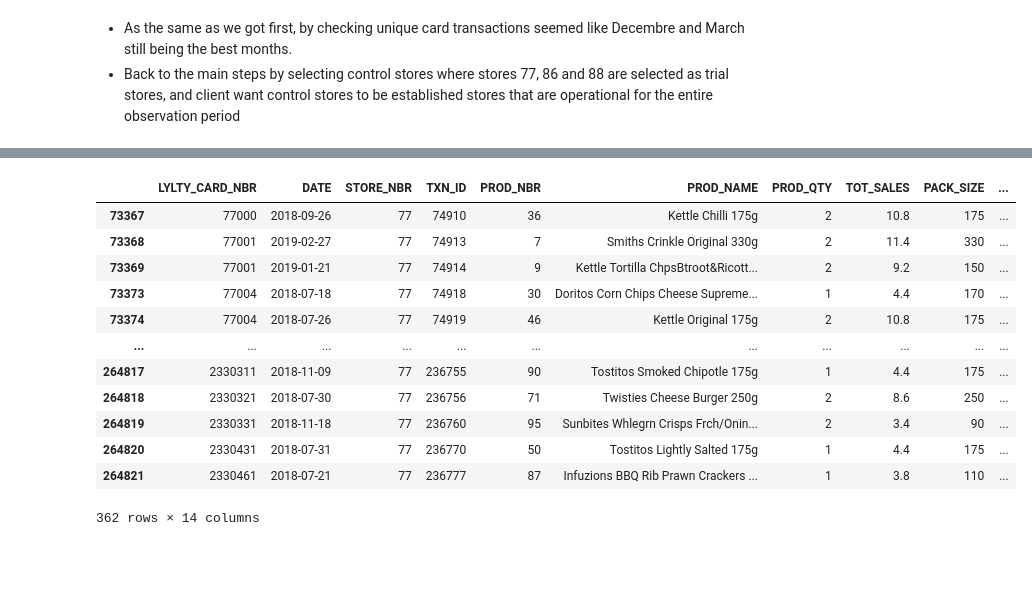
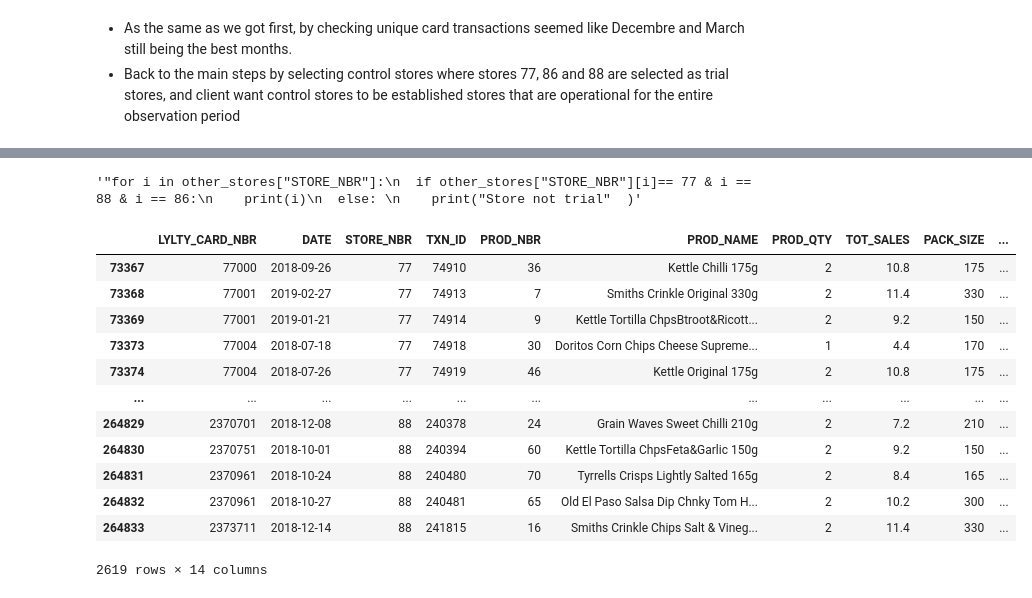
Before and after one commit to khairooo/Quantium-Internship-Experience, a Jupyter notebook: Task02_Retail_Strategy_and_Analytics.ipynb, the cells around one changed output, grey strips where cells are left out. Saved outputs shown, nothing was run; the diff lists cells and outputs as text; code cells hidden in the pictures; blank space fills up the shorter version.

Commit message:
Trial and other data period before 03-2019

```diff
--- a/Task02_Retail_Strategy_and_Analytics.ipynb
+++ b/Task02_Retail_Strategy_and_Analytics.ipynb
@@ -191,5 +191,8 @@ Name: LYLTY_CARD_NBR, dtype: int64
 # %%
-# q1 = data.query("STORE_NBR == 77 or STORE_NBR == 86 or STORE_NBR == 88")
+trial_stores = data.query("STORE_NBR == 77 or STORE_NBR == 86 or STORE_NBR == 88")
 store_77 = data.query("STORE_NBR == 77")
 store_86 = data.query("STORE_NBR == 86")
 store_88 = data.query("STORE_NBR == 88")
+
+# Other stores
+other_stores = data.query("STORE_NBR != 77 & STORE_NBR != 86 & STORE_NBR != 88")
@@ -212,22 +199,36 @@ store_77
+# %%
+## Checking the data to make sure that the query is correct and selected the right stores as trial and other
+""""for i in other_stores["STORE_NBR"]:
+  if other_stores["STORE_NBR"][i]== 77 & i == 88 & i == 86:
+    print(i)
+  else:
+    print("Store not trial"  )"""
+# %% [output]
+'"for i in other_stores["STORE_NBR"]:\n  if other_stores["STORE_NBR"][i]== 77 & i == 88 & i == 86:\n    print(i)\n  else: \n    print("Store not trial"  )'
 # %%
 # let's visualize the total sales for each store during the period before 03-2019
 # First We want just illustrate the period before 03_2019
 store_77_before = store_77[store_77.YEAR_MONTH < '2019-03']
 store_86_before = store_86[store_86.YEAR_MONTH < '2019-03']
 store_88_before = store_88[store_88.YEAR_MONTH < '2019-03']
+
+### Trial store before 03-2019
+trial_stores_before = trial_stores[trial_stores.YEAR_MONTH < '2019-03']
+## Other stores before
+other_stores_before = other_stores[other_stores.YEAR_MONTH < '2019-03']
-# %%
-store_77_before
-# %% [output]
-|  | LYLTY_CARD_NBR | DATE | STORE_NBR | TXN_ID | PROD_NBR | PROD_NAME | PROD_QTY | TOT_SALES | PACK_SIZE | ... |
-| 73367 | 77000 | 2018-09-26 | 77 | 74910 | 36 | Kettle Chilli 175g | 2 | 10.8 | 175 | ... |
-| 73368 | 77001 | 2019-02-27 | 77 | 74913 | 7 | Smiths Crinkle Original 330g | 2 | 11.4 | 330 | ... |
-| 73369 | 77001 | 2019-01-21 | 77 | 74914 | 9 | Kettle Tortilla ChpsBtroot&Ricott... | 2 | 9.2 | 150 | ... |
-| 73373 | 77004 | 2018-07-18 | 77 | 74918 | 30 | Doritos Corn Chips Cheese Supreme... | 1 | 4.4 | 170 | ... |
-| 73374 | 77004 | 2018-07-26 | 77 | 74919 | 46 | Kettle Original 175g | 2 | 10.8 | 175 | ... |
-| ... | ... | ... | ... | ... | ... | ... | ... | ... | ... | ... |
-| 264817 | 2330311 | 2018-11-09 | 77 | 236755 | 90 | Tostitos Smoked Chipotle 175g | 1 | 4.4 | 175 | ... |
-| 264818 | 2330321 | 2018-07-30 | 77 | 236756 | 71 | Twisties Cheese Burger 250g | 2 | 8.6 | 250 | ... |
-| 264819 | 2330331 | 2018-11-18 | 77 | 236760 | 95 | Sunbites Whlegrn Crisps Frch/Onin... | 2 | 3.4 | 90 | ... |
-| 264820 | 2330431 | 2018-07-31 | 77 | 236770 | 50 | Tostitos Lightly Salted 175g | 1 | 4.4 | 175 | ... |
-| 264821 | 2330461 | 2018-07-21 | 77 | 236777 | 87 | Infuzions BBQ Rib Prawn Crackers ... | 1 | 3.8 | 110 | ... |
-362 rows × 14 columns
+# %%
+trial_stores_before
+# %% [output]
+|  | LYLTY_CARD_NBR | DATE | STORE_NBR | TXN_ID | PROD_NBR | PROD_NAME | PROD_QTY | TOT_SALES | PACK_SIZE | ... |
+| 73367 | 77000 | 2018-09-26 | 77 | 74910 | 36 | Kettle Chilli 175g | 2 | 10.8 | 175 | ... |
+| 73368 | 77001 | 2019-02-27 | 77 | 74913 | 7 | Smiths Crinkle Original 330g | 2 | 11.4 | 330 | ... |
+| 73369 | 77001 | 2019-01-21 | 77 | 74914 | 9 | Kettle Tortilla ChpsBtroot&Ricott... | 2 | 9.2 | 150 | ... |
+| 73373 | 77004 | 2018-07-18 | 77 | 74918 | 30 | Doritos Corn Chips Cheese Supreme... | 1 | 4.4 | 170 | ... |
+| 73374 | 77004 | 2018-07-26 | 77 | 74919 | 46 | Kettle Original 175g | 2 | 10.8 | 175 | ... |
+| ... | ... | ... | ... | ... | ... | ... | ... | ... | ... | ... |
+| 264829 | 2370701 | 2018-12-08 | 88 | 240378 | 24 | Grain Waves Sweet Chilli 210g | 2 | 7.2 | 210 | ... |
+| 264830 | 2370751 | 2018-10-01 | 88 | 240394 | 60 | Kettle Tortilla ChpsFeta&Garlic 150g | 2 | 9.2 | 150 | ... |
+| 264831 | 2370961 | 2018-10-24 | 88 | 240480 | 70 | Tyrrells Crisps Lightly Salted 165g | 2 | 8.4 | 165 | ... |
+| 264832 | 2370961 | 2018-10-27 | 88 | 240481 | 65 | Old El Paso Salsa Dip Chnky Tom H... | 2 | 10.2 | 300 | ... |
+| 264833 | 2373711 | 2018-12-14 | 88 | 241815 | 16 | Smiths Crinkle Chips Salt & Vineg... | 2 | 11.4 | 330 | ... |
+2619 rows × 14 columns
```
Also changed, not shown: parts of 6 cells of this notebook.
